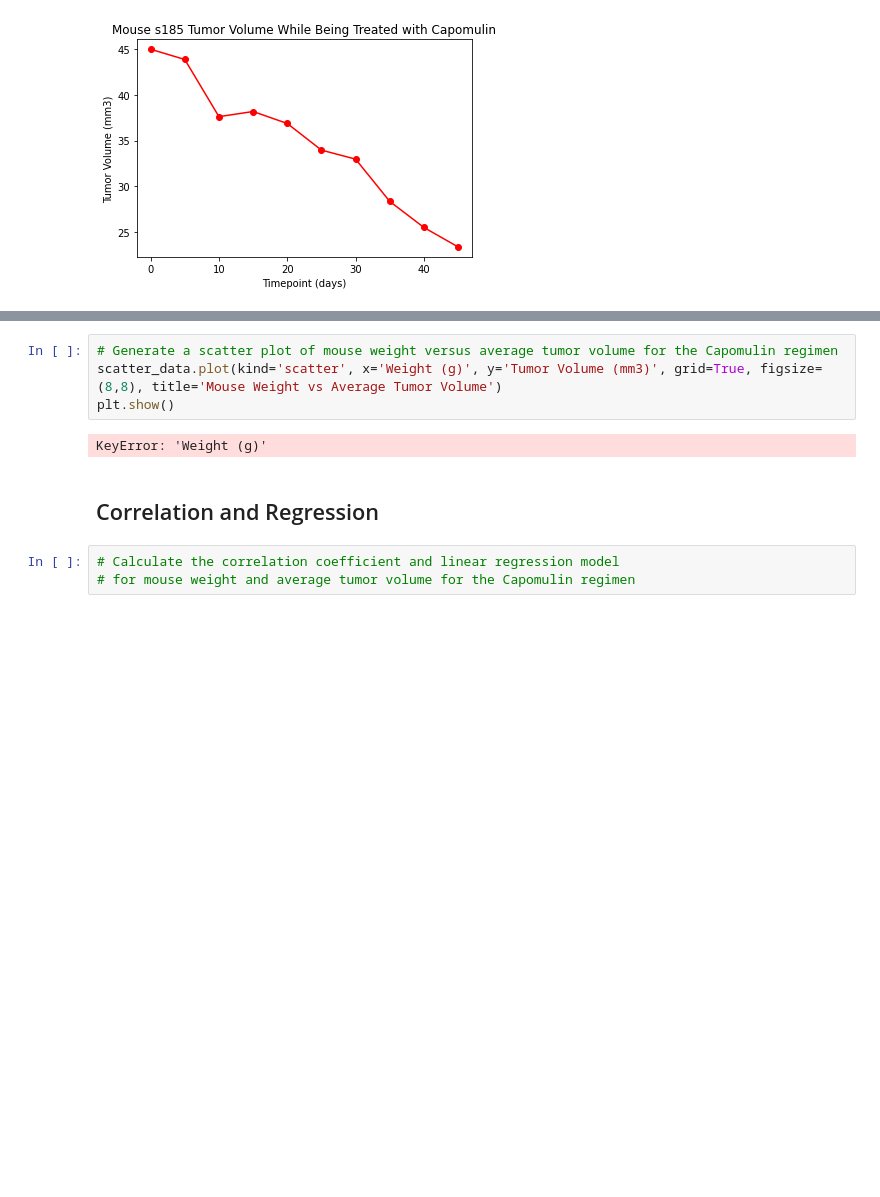
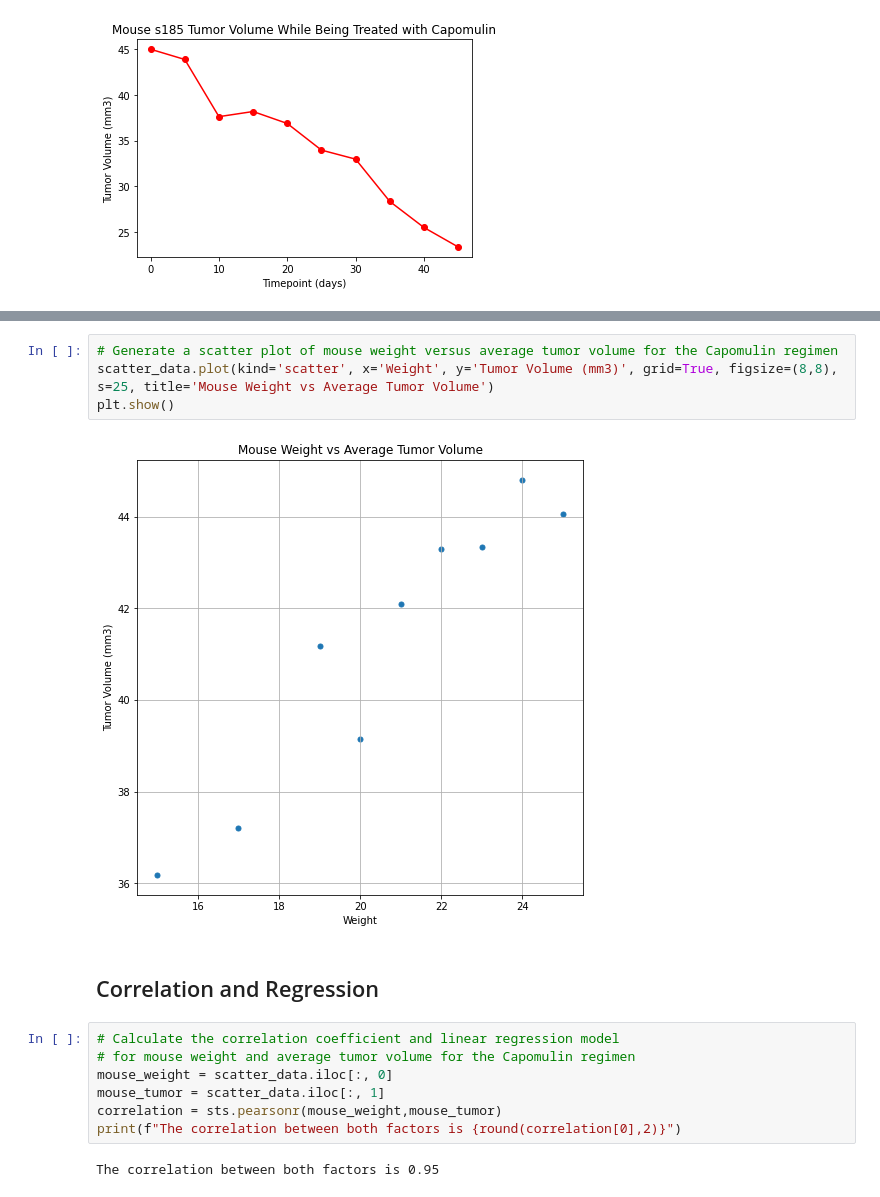
Before and after one commit to potterc22/MatPlotLib-Challenge, a Jupyter notebook: pymaceuticals_starter.ipynb, the cells around one changed output, grey strips where cells are left out. Cells and saved outputs as stored; diff of their text form; blank space fills up the shorter version.

```diff
--- a/pymaceuticals_starter.ipynb
+++ b/pymaceuticals_starter.ipynb
@@ -301,11 +296,17 @@ dtype: object
 # %%
 # Generate a scatter plot of mouse weight versus average tumor volume for the Capomulin regimen
-scatter_data.plot(kind='scatter', x='Weight (g)', y='Tumor Volume (mm3)', grid=True, figsize=(8,8), title='Mouse Weight vs Average Tumor Volume')
+scatter_data.plot(kind='scatter', x='Weight', y='Tumor Volume (mm3)', grid=True, figsize=(8,8), s=25, title='Mouse Weight vs Average Tumor Volume')
 plt.show()
 # %% [output]
-KeyError: 'Weight (g)'
+[figure, added]
 # %% [markdown]
 ## Correlation and Regression
 # %%
 # Calculate the correlation coefficient and linear regression model
 # for mouse weight and average tumor volume for the Capomulin regimen
+mouse_weight = scatter_data.iloc[:, 0]
+mouse_tumor = scatter_data.iloc[:, 1]
+correlation = sts.pearsonr(mouse_weight,mouse_tumor)
+print(f"The correlation between both factors is {round(correlation[0],2)}")
+# %% [output]
+The correlation between both factors is 0.95
```
Also changed, not shown: parts of 5 cells of this notebook.
